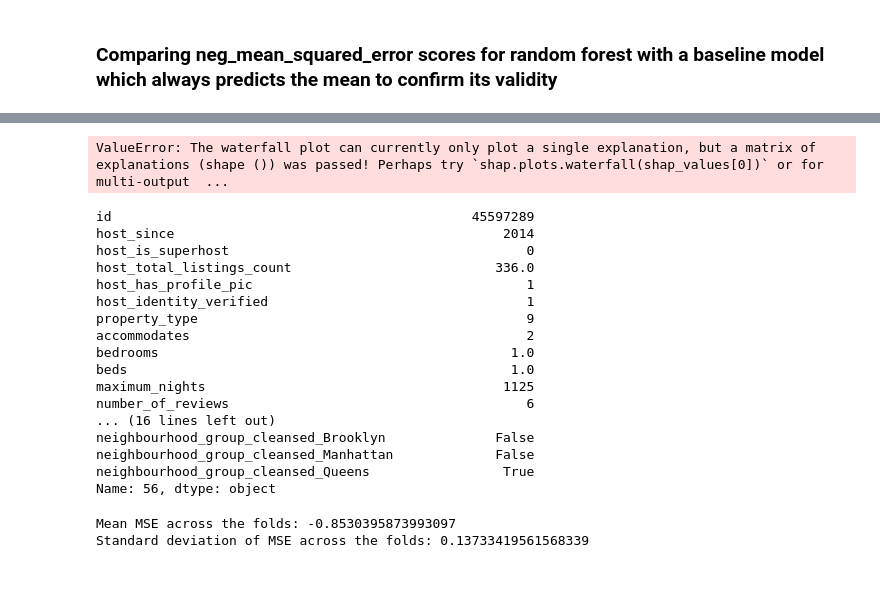
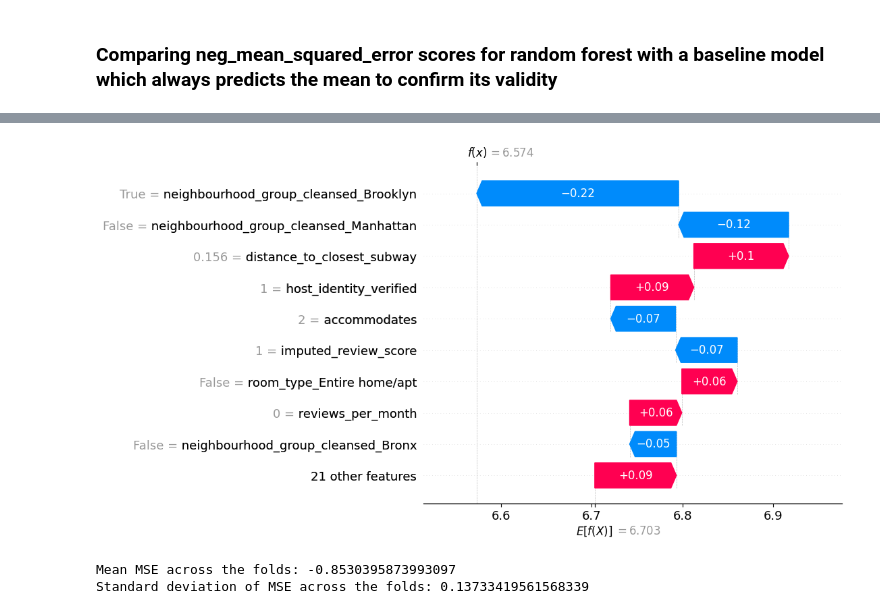
Before and after one commit to heidiwiest/tdt4259-main, a Jupyter notebook: 02_work/04_optimizing_RF.ipynb, the cells around one changed output, grey strips where cells are left out. Saved outputs shown, nothing was run; the diff lists cells and outputs as text; code cells hidden in the pictures; blank space fills up the shorter version.

Commit message:
new tests on shapplot

```diff
--- a/02_work/04_optimizing_RF.ipynb
+++ b/02_work/04_optimizing_RF.ipynb
@@ -128,55 +128,33 @@ dtype: object
 # %% [markdown]
 ### Comparing neg_mean_squared_error scores for random forest with a baseline model which always predicts the mean to confirm its validity
 # %%
-y = y**2
-prediction_set = test_set.drop('price', axis=1)
+prediction_set = test_set.drop(['price', 'id'], axis=1)
+X_train = X.drop('id', axis=1)
 # %%
 import shap
 from sklearn.ensemble import RandomForestRegressor
 import pandas as pd
 
+
 # Assuming you have a DataFrame 'df' with your training data and 'price' as one of the columns
 
-best_rf.fit(X, y)
+best_rf.fit(X_train, y)
 # Create the SHAP explainer and calculate SHAP values for a single instance
 explainer = shap.TreeExplainer(best_rf)
 shap_values = explainer.shap_values(prediction_set.sample(1000))
-
-# Choose the instance for which you want to plot the SHAP values
-# For example, the first instance in your dataset
 # %%
-instance_index = 56
+instance_index = 300
 shap_values_instance = shap_values[instance_index]
 
 # Plot the SHAP values for that instance using a waterfall plot
 shap.initjs()  # Initialize JavaScript visualization in Jupyter Notebook if applicable
 shap.waterfall_plot(shap.Explanation(values=shap_values_instance,
                                      base_values=explainer.expected_value,
                                      data=X.iloc[instance_index],
                                      feature_names=X.columns.tolist()))
 # %% [output]
 [interactive output not drawn]
-ValueError: The waterfall plot can currently only plot a single explanation, but a matrix of explanations (shape ()) was passed! Perhaps try `shap.plots.waterfall(shap_values[0])` or for multi-output  ...
+[figure, added]
-# %%
-X.iloc[56]
-# %% [output]
-id                                              45597289
-host_since                                          2014
-host_is_superhost                                      0
-host_total_listings_count                          336.0
-host_has_profile_pic                                   1
-host_identity_verified                                 1
-property_type                                          9
-accommodates                                           2
-bedrooms                                             1.0
-beds                                                 1.0
-maximum_nights                                      1125
-number_of_reviews                                      6
-... (16 lines left out)
-neighbourhood_group_cleansed_Brooklyn              False
-neighbourhood_group_cleansed_Manhattan             False
-neighbourhood_group_cleansed_Queens                 True
-Name: 56, dtype: object
 # %%
 class MeanRegressor(BaseEstimator, RegressorMixin):
     def fit(self, X, y):
```
Also changed, not shown: 6 other files.
